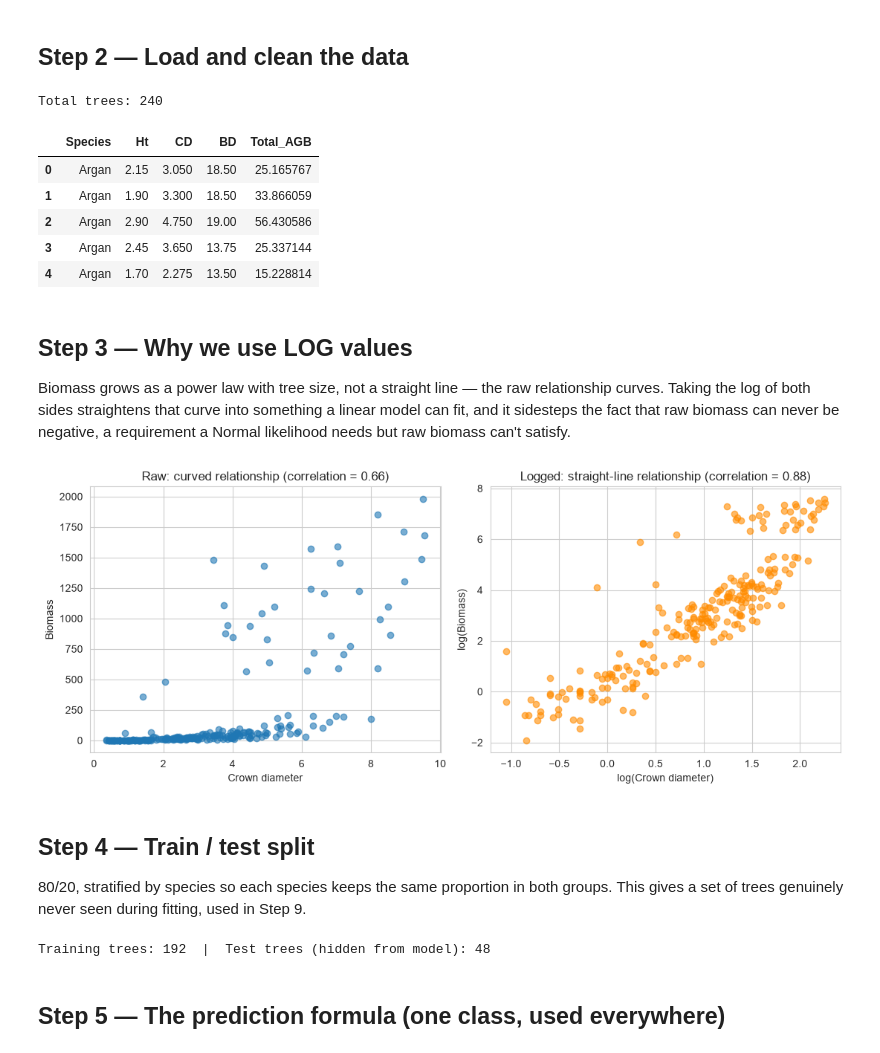
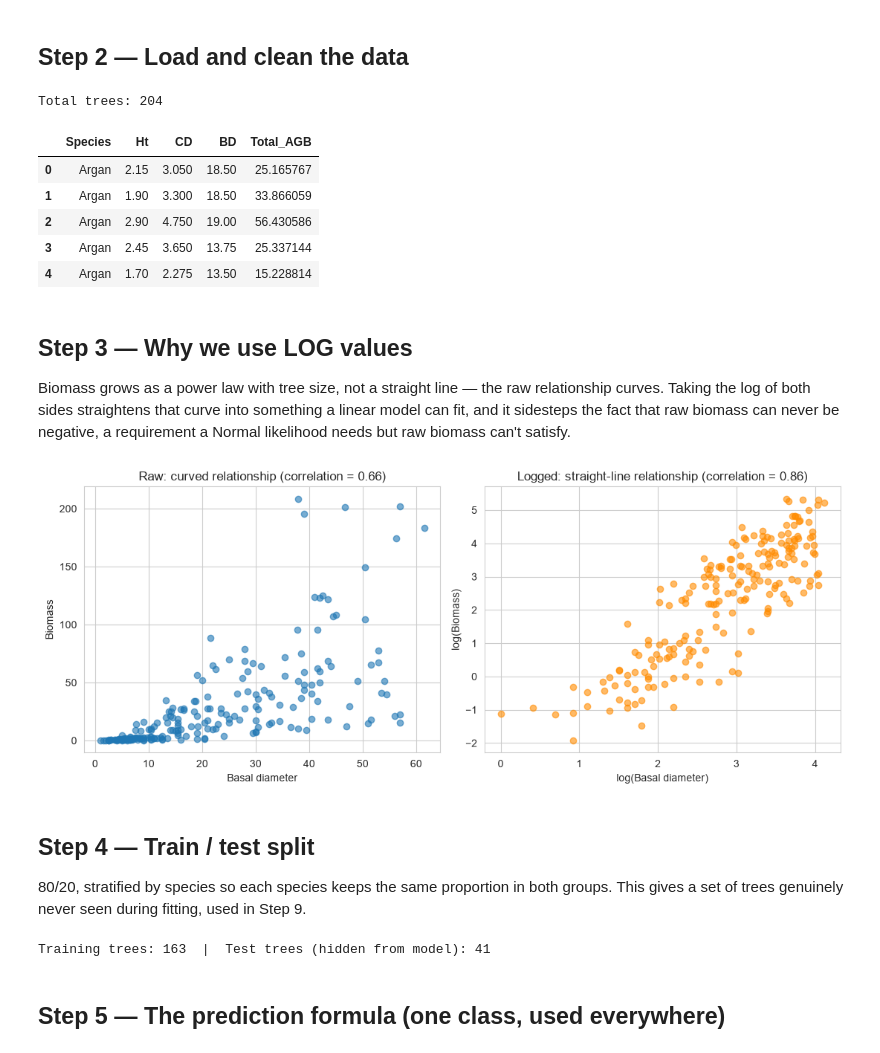
Before and after one commit to nabil-elkhatri/BRAMBLE-biomass-model, a Jupyter notebook: BRAMBLE_final.ipynb, the cells around one changed output. Cells and saved outputs as stored; diff of their text form; code cells hidden in the pictures.

```diff
--- a/BRAMBLE_final.ipynb
+++ b/BRAMBLE_final.ipynb
@@ -36,7 +34,7 @@ g++ not available, if using conda: `conda install gxx`
 ## Step 2 — Load and clean the data
 # %%
 df = pd.read_csv("BIOMASS_ALLOMETRY.csv", sep=",")
-df = df[df["Species"].isin(["Olive", "Argan", "Schinus", "Carob", "Eucalyptus"])].copy()
+df = df[df["Species"].isin(["Olive", "Argan", "Schinus", "Carob"])].copy()
 
 df["CD"] = df[["CD1", "CD2"]].mean(axis=1)
 df["BD"] = df[["BD1", "BD2"]].mean(axis=1)
@@ -46,7 +44,7 @@ df = df.reset_index(drop=True)
 print(f"Total trees: {len(df)}")
 df[["Species", "Ht", "CD", "BD", "Total_AGB"]].head()
 # %% [output]
-Total trees: 240
+Total trees: 204
 |  | Species | Ht | CD | BD | Total_AGB |
 | 0 | Argan | 2.15 | 3.050 | 18.50 | 25.165767 |
 | 1 | Argan | 1.90 | 3.300 | 18.50 | 33.866059 |
@@ -60,29 +58,30 @@ Biomass grows as a power law with tree size, not a straight line — the raw rel
 # %%
 df["logAGB"] = np.log(df["Total_AGB"])
 df["logHt"] = np.log(df["Ht"])
 df["logCD"] = np.log(df["CD"])
+df["logBD"] = np.log(df["BD"])
 
-raw_corr = df["CD"].corr(df["Total_AGB"], method="pearson")
-log_corr = df["logCD"].corr(df["logAGB"], method="pearson")
+raw_corr = df["BD"].corr(df["Total_AGB"], method="pearson")
+log_corr = df["logBD"].corr(df["logAGB"], method="pearson")
 
 fig, axes = plt.subplots(1, 2, figsize=(11, 4.5))
-axes[0].scatter(df["CD"], df["Total_AGB"], alpha=0.6)
+axes[0].scatter(df["BD"], df["Total_AGB"], alpha=0.6)
 axes[0].set_title(f"Raw: curved relationship (correlation = {raw_corr:.2f})")
-axes[0].set_xlabel("Crown diameter"); axes[0].set_ylabel("Biomass")
+axes[0].set_xlabel("Basal diameter"); axes[0].set_ylabel("Biomass")
 
-axes[1].scatter(df["logCD"], df["logAGB"], alpha=0.6, color="darkorange")
+axes[1].scatter(df["logBD"], df["logAGB"], alpha=0.6, color="darkorange")
 axes[1].set_title(f"Logged: straight-line relationship (correlation = {log_corr:.2f})")
-axes[1].set_xlabel("log(Crown diameter)"); axes[1].set_ylabel("log(Biomass)")
+axes[1].set_xlabel("log(Basal diameter)"); axes[1].set_ylabel("log(Biomass)")
 plt.tight_layout()
 plt.show()
 # %% [output]
-[figure, old version]
+[figure, new version]
 # %% [markdown]
 ## Step 4 — Train / test split
 
 80/20, stratified by species so each species keeps the same proportion in both groups. This gives a set of trees genuinely never seen during fitting, used in Step 9.
 # %%
-PREDICTORS = ["Ht", "CD"]
+PREDICTORS = ["Ht", "CD", "BD"]
 
 unique_species = df["Species"].unique()
 species_to_idx = {sp: i for i, sp in enumerate(unique_species)}
@@ -101,7 +100,7 @@ species_idx = df_train["Species"].map(species_to_idx).values
 
 print(f"Training trees: {len(df_train)}  |  Test trees (hidden from model): {len(df_test)}")
 # %% [output]
-Training trees: 192  |  Test trees (hidden from model): 48
+Training trees: 163  |  Test trees (hidden from model): 41
 # %% [markdown]
 ## Step 5 — The prediction formula (one class, used everywhere)
 # %%
```
Also changed, not shown: parts of 24 cells of this notebook, 7 other files.
